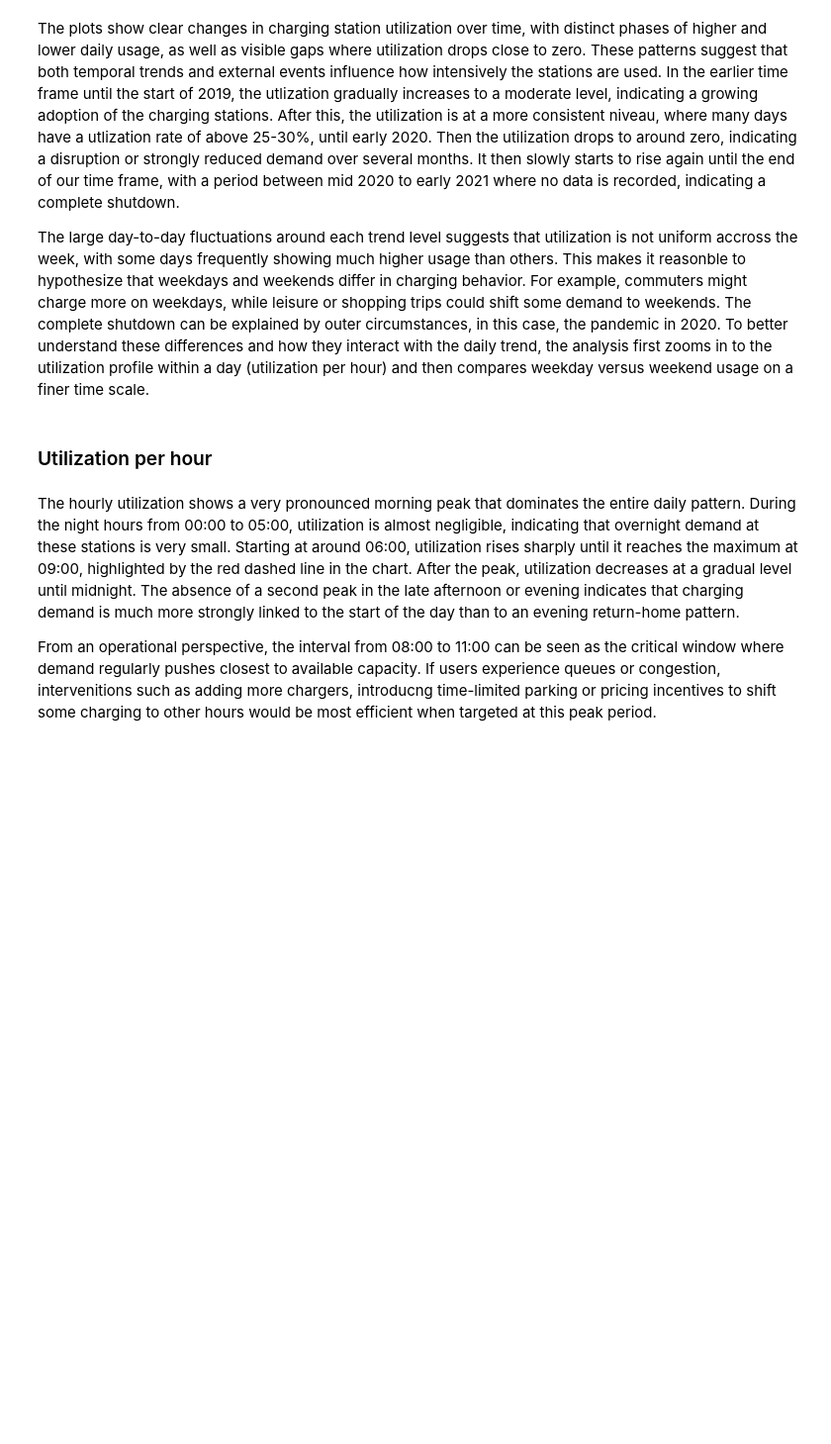
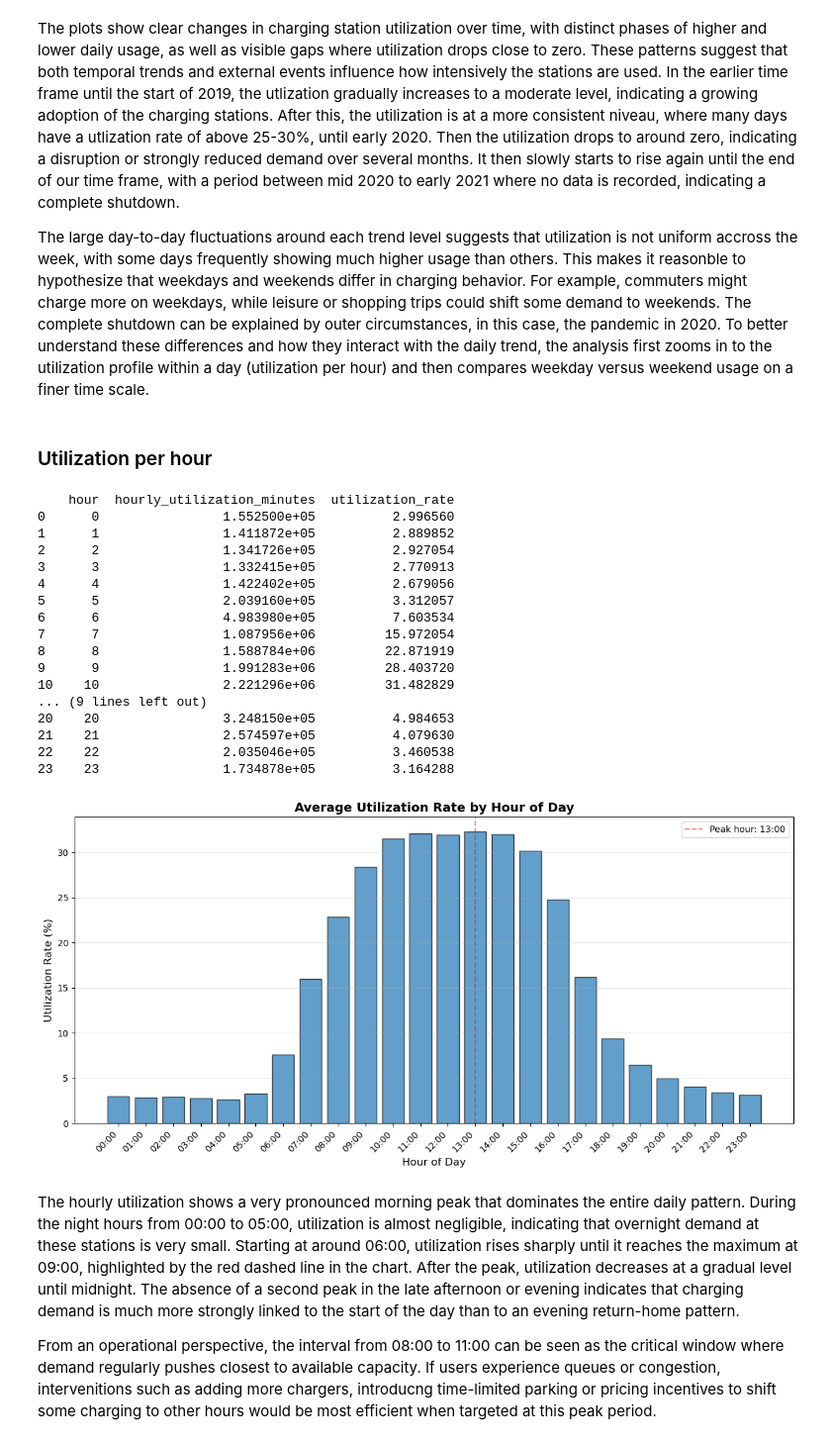
Before and after one commit to lbaudenb/AA_Team_6, a Jupyter notebook: notebooks/02_descriptives.ipynb, the cells around one changed output. Shown at 99% size. Drawn from its saved outputs; the diff is of its cells as text; code cells hidden in the pictures; blank space fills up the shorter version.

```diff
--- a/notebooks/02_descriptives.ipynb
+++ b/notebooks/02_descriptives.ipynb
@@ -247,28 +271,47 @@ To better understand these differences and how they interact with the daily tren
 # %% [markdown]
 ### Utilization per hour
 # %%
-hourly_util = calculate_utilization(df, freq='h', conn_col='connectionTime', disc_col='disconnectTime')
+hourly_util = calculate_utilization(df, freq='h')
 print(hourly_util)
 # Visualization
 fig, ax = plt.subplots(figsize=(12, 6))
 
 ax.bar(hourly_util['hour'], hourly_util['utilization_rate'],
        color='tab:blue', alpha=0.7, edgecolor='black')
 
 ax.set_xlabel('Hour of Day', fontsize=12)
 ax.set_ylabel('Utilization Rate (%)', fontsize=12)
 ax.set_title('Average Utilization Rate by Hour of Day', fontsize=14, fontweight='bold')
 ax.set_xticks(range(0, 24))
 ax.set_xticklabels([f'{h:02d}:00' for h in range(24)], rotation=45, ha='right')
 ax.grid(axis='y', alpha=0.3)
 
 # Highlight peak hours
 peak_hour = hourly_util.loc[hourly_util['utilization_rate'].idxmax(), 'hour']
 ax.axvline(peak_hour, color='red', linestyle='--', alpha=0.5, label=f'Peak hour: {peak_hour:02d}:00')
 ax.legend()
 
 plt.tight_layout()
 plt.show()
+# %% [output]
+    hour  hourly_utilization_minutes  utilization_rate
+0      0                1.552500e+05          2.996560
+1      1                1.411872e+05          2.889852
+2      2                1.341726e+05          2.927054
+3      3                1.332415e+05          2.770913
+4      4                1.422402e+05          2.679056
+5      5                2.039160e+05          3.312057
+6      6                4.983980e+05          7.603534
+7      7                1.087956e+06         15.972054
+8      8                1.588784e+06         22.871919
+9      9                1.991283e+06         28.403720
+10    10                2.221296e+06         31.482829
+... (9 lines left out)
+20    20                3.248150e+05          4.984653
+21    21                2.574597e+05          4.079630
+22    22                2.035046e+05          3.460538
+23    23                1.734878e+05          3.164288
+[figure, added]
 # %% [markdown]
 The hourly utilization shows a very pronounced morning peak that dominates the entire daily pattern. During the night hours from 00:00 to 05:00, utilization is almost negligible, indicating that overnight demand at these stations is very small. Starting at around 06:00, utilization rises sharply until it reaches the maximum at 09:00, highlighted by the red dashed line in the chart.
 After the peak, utilization decreases at a gradual level until midnight. The absence of a second peak in the late afternoon or evening indicates that charging demand is much more strongly linked to the start of the day than to an evening return-home pattern.
```
Also changed, not shown: parts of 25 cells of this notebook.
